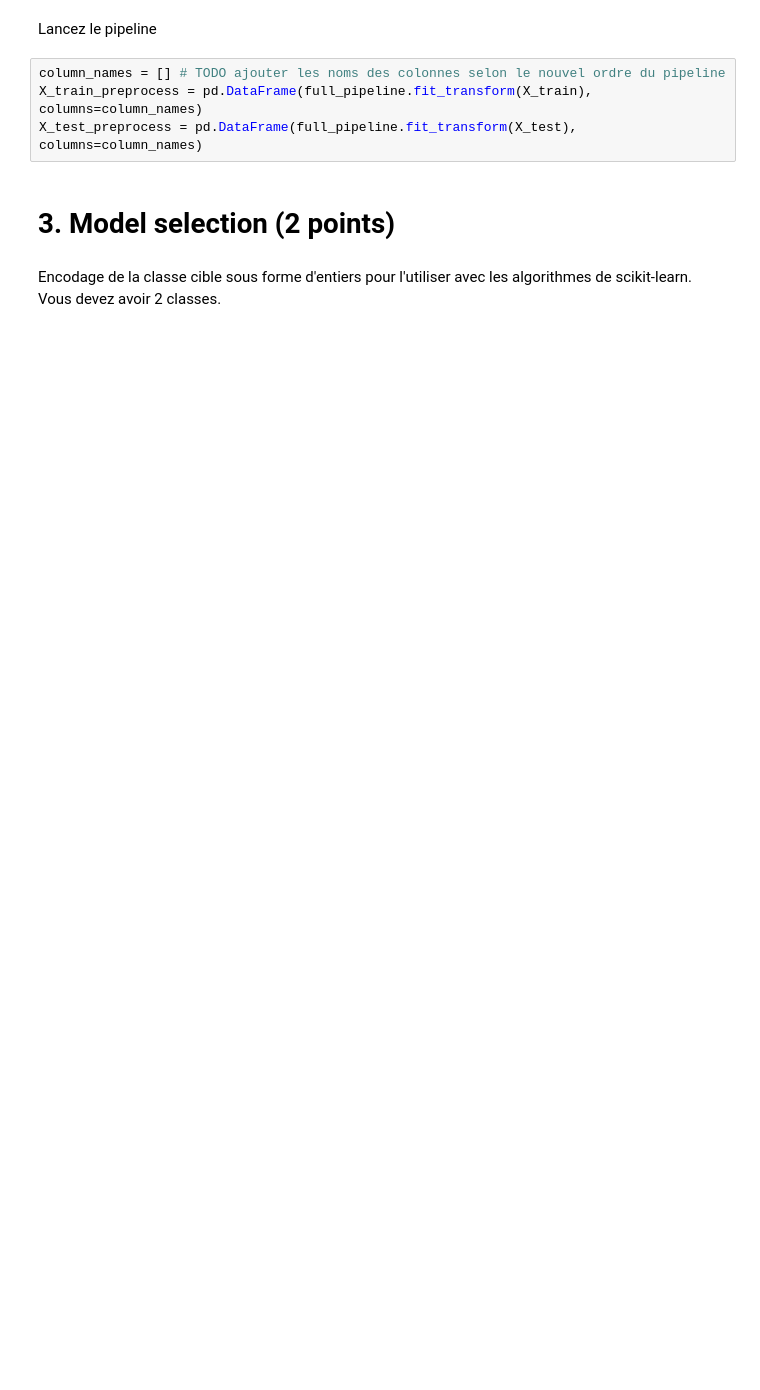
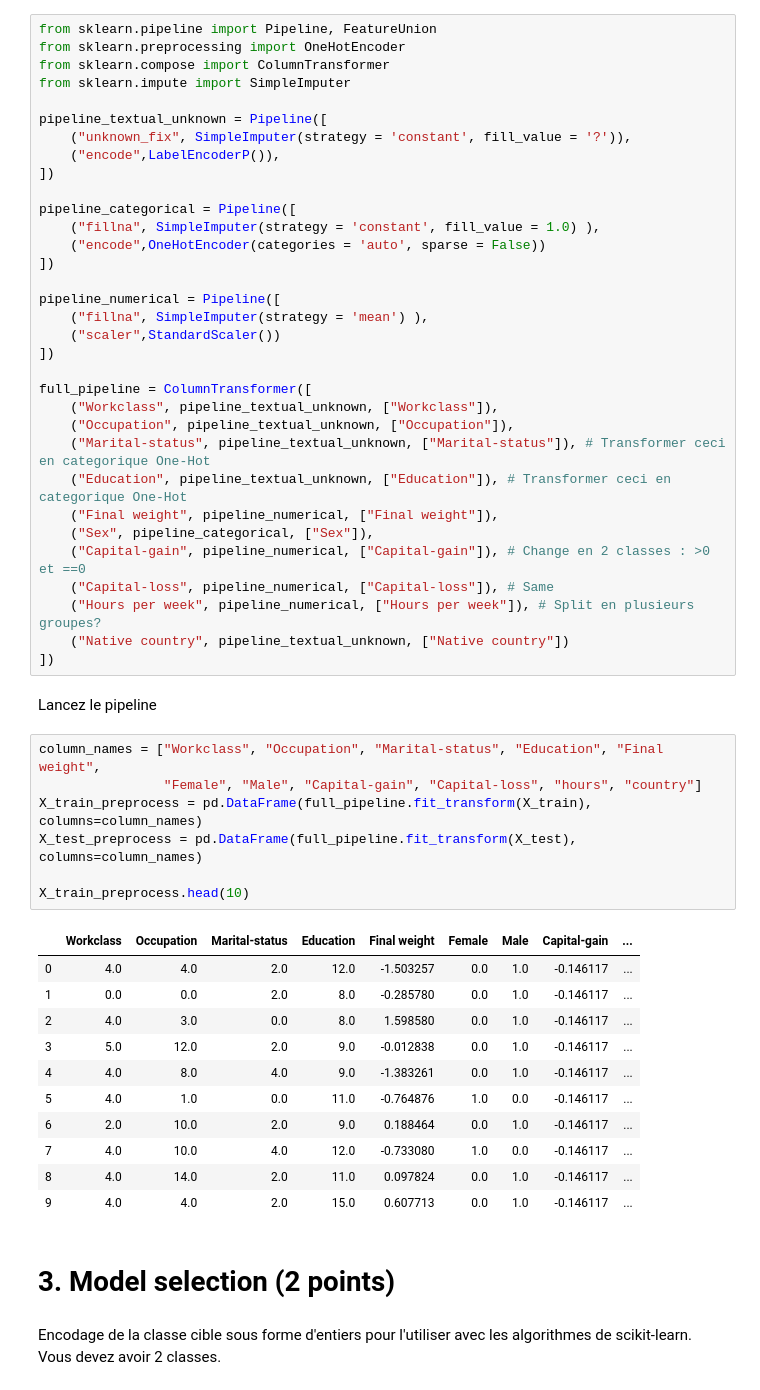
Before and after one commit to karmoka/inf8215, a Jupyter notebook: TP3/TP3_INF8215.ipynb, the cells around one changed output. Saved outputs shown, nothing was run; the diff lists cells and outputs as text; blank space fills up the shorter version.

Commit message:
[TP3] Part 2, pipeline

```diff
--- a/TP3/TP3_INF8215.ipynb
+++ b/TP3/TP3_INF8215.ipynb
@@ -722,9 +716,57 @@ full_pipeline = ColumnTransformer([
+# %%
+from sklearn.pipeline import Pipeline, FeatureUnion
+from sklearn.preprocessing import OneHotEncoder
+from sklearn.compose import ColumnTransformer
+from sklearn.impute import SimpleImputer
+
+pipeline_textual_unknown = Pipeline([
+    ("unknown_fix", SimpleImputer(strategy = 'constant', fill_value = '?')),
+    ("encode",LabelEncoderP()),
+])
+
+pipeline_categorical = Pipeline([
+    ("fillna", SimpleImputer(strategy = 'constant', fill_value = 1.0) ),
+    ("encode",OneHotEncoder(categories = 'auto', sparse = False))
+])
+
+pipeline_numerical = Pipeline([
+    ("fillna", SimpleImputer(strategy = 'mean') ),
+    ("scaler",StandardScaler())
+])
+
+full_pipeline = ColumnTransformer([
+    ("Workclass", pipeline_textual_unknown, ["Workclass"]),
+    ("Occupation", pipeline_textual_unknown, ["Occupation"]),
+    ("Marital-status", pipeline_textual_unknown, ["Marital-status"]), # Transformer ceci en categorique One-Hot
+    ("Education", pipeline_textual_unknown, ["Education"]), # Transformer ceci en categorique One-Hot
+    ("Final weight", pipeline_numerical, ["Final weight"]),
+    ("Sex", pipeline_categorical, ["Sex"]),
+    ("Capital-gain", pipeline_numerical, ["Capital-gain"]), # Change en 2 classes : >0 et ==0
+    ("Capital-loss", pipeline_numerical, ["Capital-loss"]), # Same
+    ("Hours per week", pipeline_numerical, ["Hours per week"]), # Split en plusieurs groupes?
+    ("Native country", pipeline_textual_unknown, ["Native country"])
+])
 # %% [markdown]
 Lancez le pipeline
 # %%
-column_names = [] # TODO ajouter les noms des colonnes selon le nouvel ordre du pipeline
+column_names = ["Workclass", "Occupation", "Marital-status", "Education", "Final weight",
+                "Female", "Male", "Capital-gain", "Capital-loss", "hours", "country"]
 X_train_preprocess = pd.DataFrame(full_pipeline.fit_transform(X_train), columns=column_names)
 X_test_preprocess = pd.DataFrame(full_pipeline.fit_transform(X_test), columns=column_names)
+
+X_train_preprocess.head(10)
+# %% [output]
+|  | Workclass | Occupation | Marital-status | Education | Final weight | Female | Male | Capital-gain | ... |
+| 0 | 4.0 | 4.0 | 2.0 | 12.0 | -1.503257 | 0.0 | 1.0 | -0.146117 | ... |
+| 1 | 0.0 | 0.0 | 2.0 | 8.0 | -0.285780 | 0.0 | 1.0 | -0.146117 | ... |
+| 2 | 4.0 | 3.0 | 0.0 | 8.0 | 1.598580 | 0.0 | 1.0 | -0.146117 | ... |
+| 3 | 5.0 | 12.0 | 2.0 | 9.0 | -0.012838 | 0.0 | 1.0 | -0.146117 | ... |
+| 4 | 4.0 | 8.0 | 4.0 | 9.0 | -1.383261 | 0.0 | 1.0 | -0.146117 | ... |
+| 5 | 4.0 | 1.0 | 0.0 | 11.0 | -0.764876 | 1.0 | 0.0 | -0.146117 | ... |
+| 6 | 2.0 | 10.0 | 2.0 | 9.0 | 0.188464 | 0.0 | 1.0 | -0.146117 | ... |
+| 7 | 4.0 | 10.0 | 4.0 | 12.0 | -0.733080 | 1.0 | 0.0 | -0.146117 | ... |
+| 8 | 4.0 | 14.0 | 2.0 | 11.0 | 0.097824 | 0.0 | 1.0 | -0.146117 | ... |
+| 9 | 4.0 | 4.0 | 2.0 | 15.0 | 0.607713 | 0.0 | 1.0 | -0.146117 | ... |
 # %% [markdown]
 # 3. Model selection (2 points)
 # %% [markdown]
```
Also changed, not shown: parts of 11 cells of this notebook.
